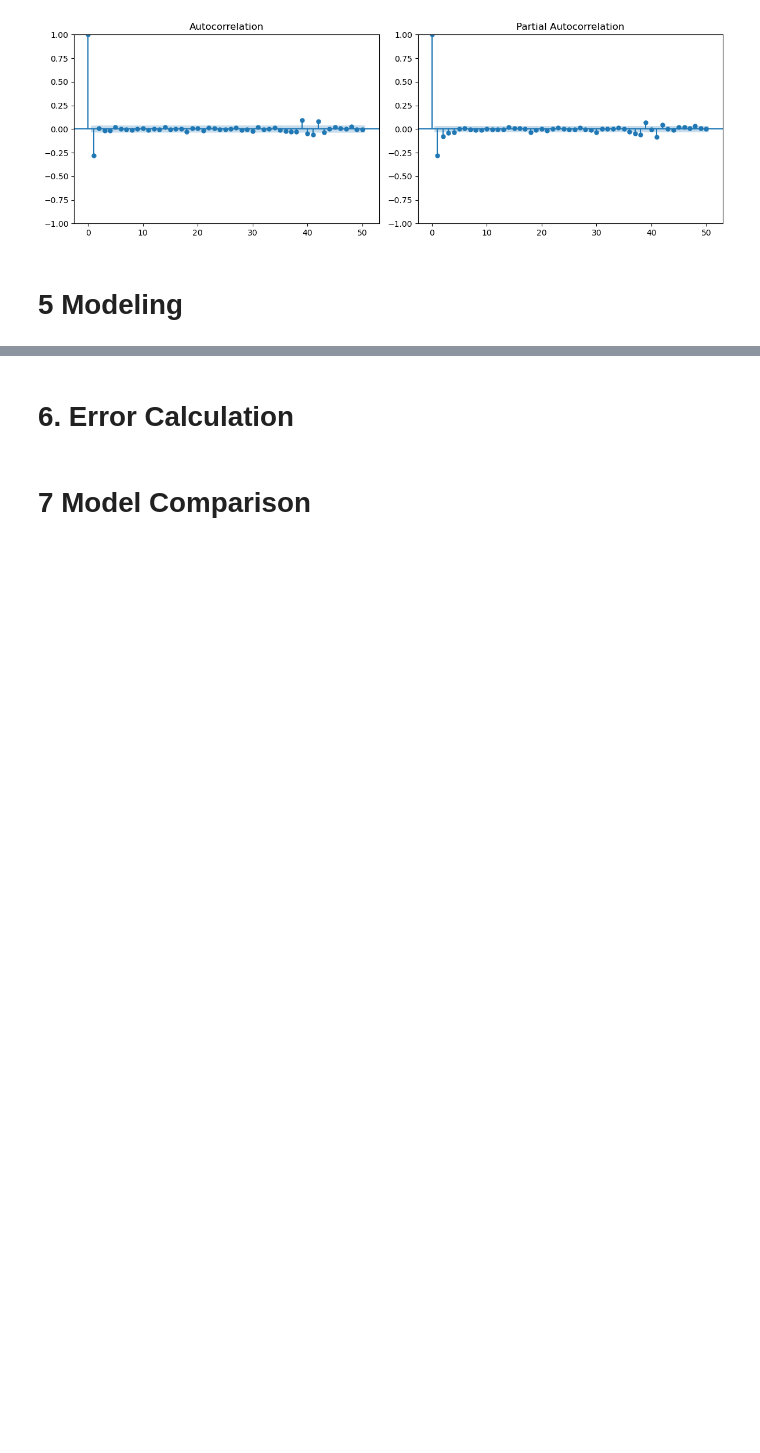
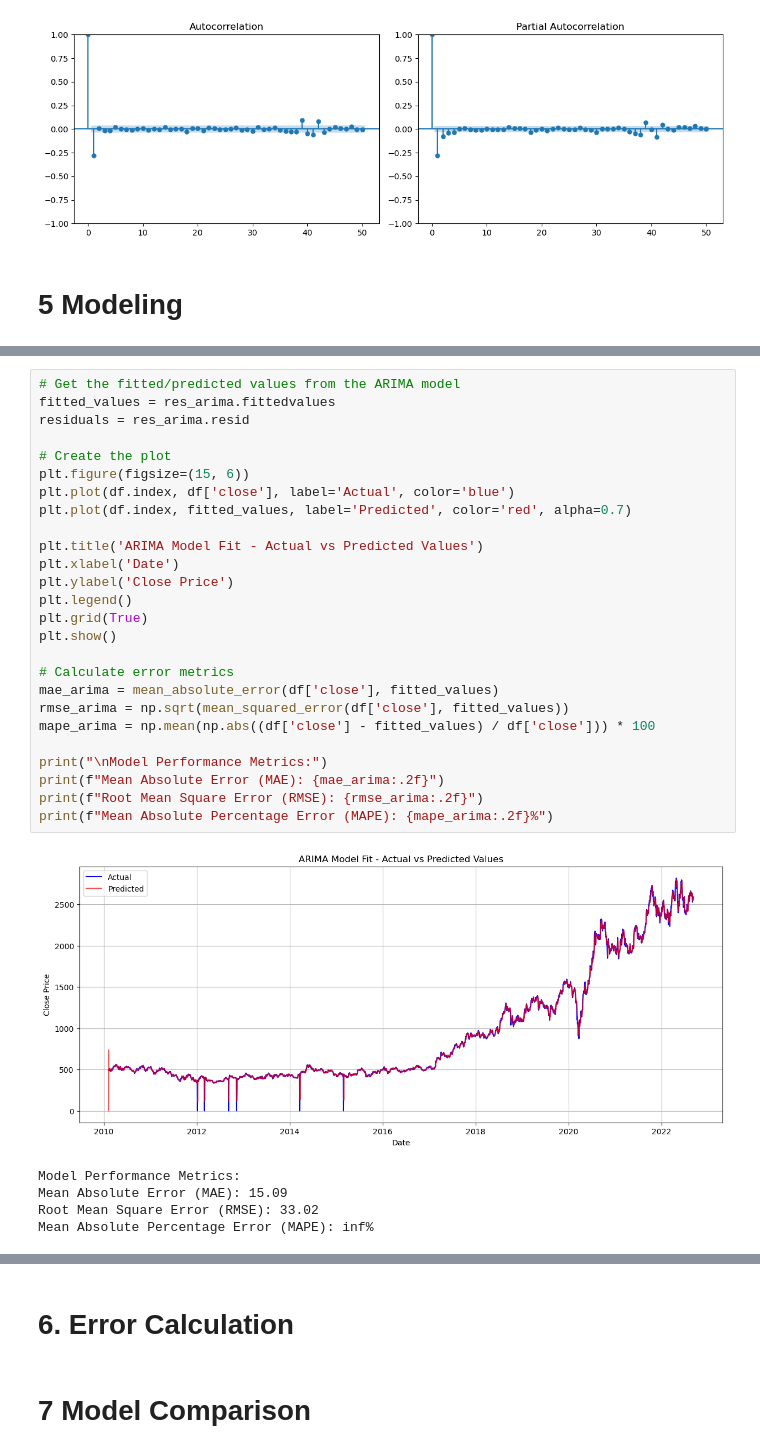
Before and after one commit to MamunurRahmanMoon/Stock_Price_Prediction_Time_Series_Forecasting, a Jupyter notebook: Time_Series_Forecastig_StockPrices_byMamunurRahmanMoon.ipynb, the cells around one changed output, grey strips where cells are left out. Saved outputs shown, nothing was run; the diff lists cells and outputs as text; blank space fills up the shorter version.

```diff
--- a/Time_Series_Forecastig_StockPrices_byMamunurRahmanMoon.ipynb
+++ b/Time_Series_Forecastig_StockPrices_byMamunurRahmanMoon.ipynb
@@ -258,0 +318,32 @@ plt.show()
+# %%
+# Get the fitted/predicted values from the ARIMA model
+fitted_values = res_arima.fittedvalues
+residuals = res_arima.resid
+
+# Create the plot
+plt.figure(figsize=(15, 6))
+plt.plot(df.index, df['close'], label='Actual', color='blue')
+plt.plot(df.index, fitted_values, label='Predicted', color='red', alpha=0.7)
+
+plt.title('ARIMA Model Fit - Actual vs Predicted Values')
+plt.xlabel('Date')
+plt.ylabel('Close Price')
+plt.legend()
+plt.grid(True)
+plt.show()
+
+# Calculate error metrics
+mae_arima = mean_absolute_error(df['close'], fitted_values)
+rmse_arima = np.sqrt(mean_squared_error(df['close'], fitted_values))
+mape_arima = np.mean(np.abs((df['close'] - fitted_values) / df['close'])) * 100
+
+print("\nModel Performance Metrics:")
+print(f"Mean Absolute Error (MAE): {mae_arima:.2f}")
+print(f"Root Mean Square Error (RMSE): {rmse_arima:.2f}")
+print(f"Mean Absolute Percentage Error (MAPE): {mape_arima:.2f}%")
+# %% [output]
+[figure, added]
+Model Performance Metrics:
+Mean Absolute Error (MAE): 15.09
+Root Mean Square Error (RMSE): 33.02
+Mean Absolute Percentage Error (MAPE): inf%
```
Also changed, not shown: parts of 10 cells of this notebook.
